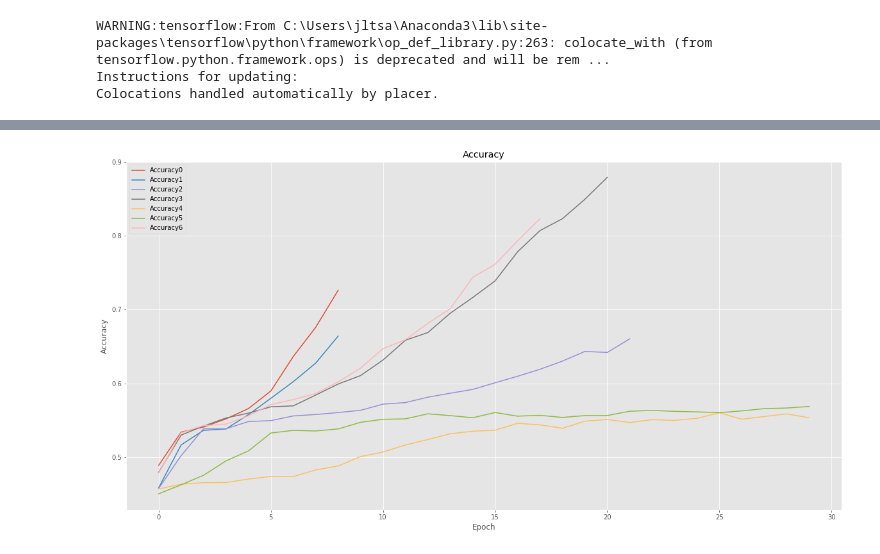
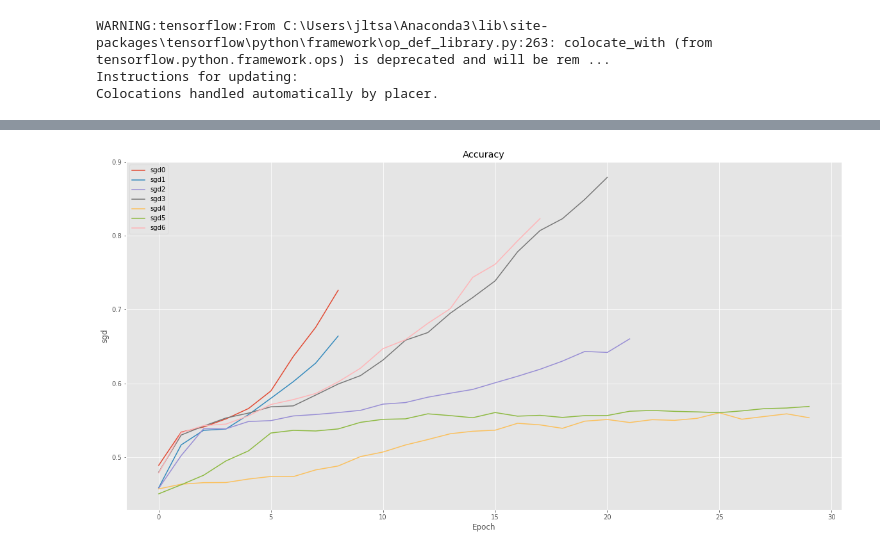
Before and after one commit to jltsao88/Capstone_Project_2, a Jupyter notebook: 05_Tuning_Optimizer.ipynb, the cells around one changed output, grey strips where cells are left out. Cells and saved outputs as stored; diff of their text form; code cells hidden in the pictures.

Commit message:
added plots for sgd opt tuning

```diff
--- a/05_Tuning_Optimizer.ipynb
+++ b/05_Tuning_Optimizer.ipynb
@@ -170,11 +170,6 @@ opts = [sgd1, sgd2, sgd3, sgd4, sgd5, sgd6]
 WARNING:tensorflow:From C:\Users\jltsa\Anaconda3\lib\site-packages\tensorflow\python\framework\op_def_library.py:263: colocate_with (from tensorflow.python.framework.ops) is deprecated and will be rem ...
 Instructions for updating:
 Colocations handled automatically by placer.
-# %%
-loss = []
-val_loss = []
-acc = []
-val_acc = []
 # %%
 def train_model(im_path, model_path, optimizer, weights):
 
@@ -255,2 +231,0 @@ with open('metrics\\'+'val_acc.pickle', 'rb') as file:
-# %%
-acc[6] = acc[6][0]
@@ -280,12 +231,0 @@ acc
-# %%
-
-plt.style.use('ggplot')
-plt.figure(figsize=(20, 10))
-plt.plot(np.arange(0,9), acc[0], label='sgd1')
-plt.plot(np.arange(0,9), acc[1], label='sgd')
-#plt.plot(np.arange(0,epochs), model.history.history['acc'], label='Train_acc')
-#plt.plot(np.arange(0,epochs), model.history.history['val_acc'], label='Val_acc')
-#plt.title('Training Loss and Accuracy' + ' ' + str(title))
-plt.xlabel('Epoch')
-plt.ylabel('Acc')
-plt.legend(loc='upper left')
@@ -295,4 +241,4 @@ plt.legend(loc='upper left')
 # %%
-plot_metric(acc, "Accuracy", title="Accuracy", save=False, path=None, save_as=None)
+plot_metric(acc, "sgd", title="Accuracy", save=False, path=None, save_as=None)
 # %% [output]
-[figure, old version]
+[figure, new version]
```
Also changed, not shown: parts of 26 cells of this notebook.
